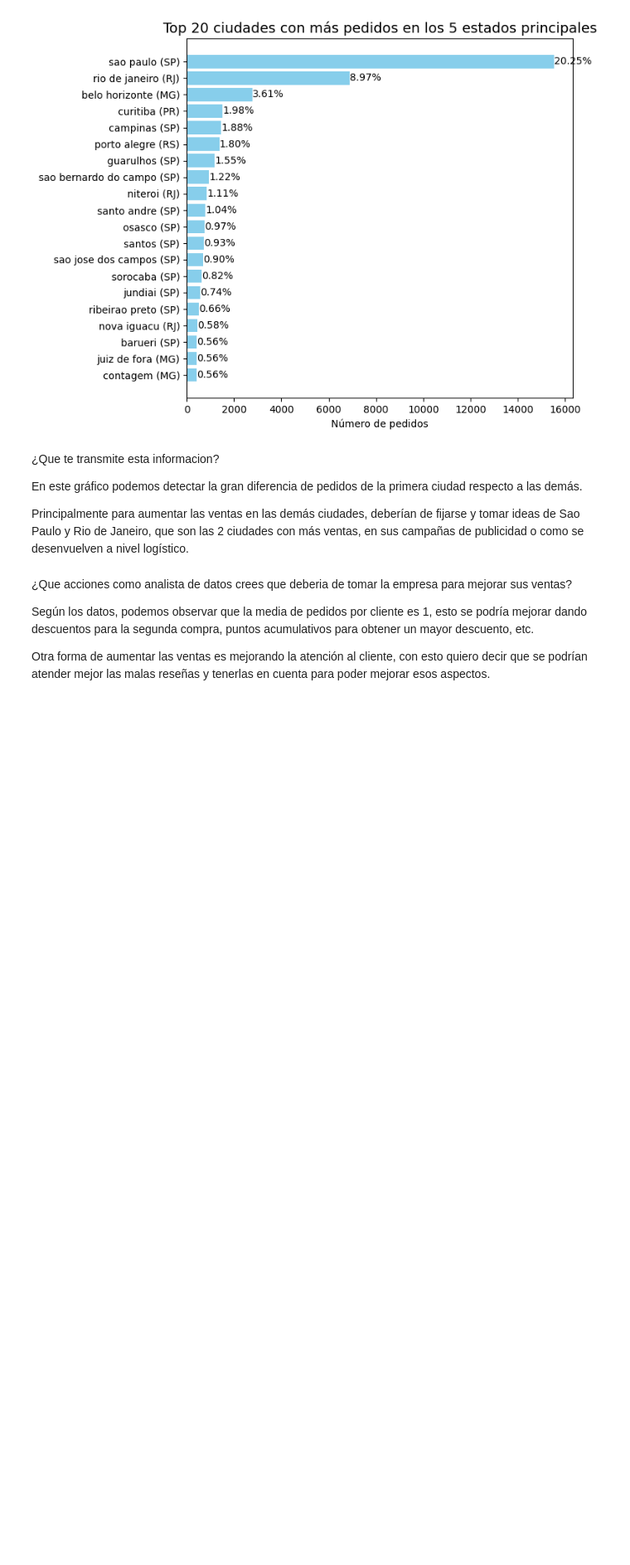
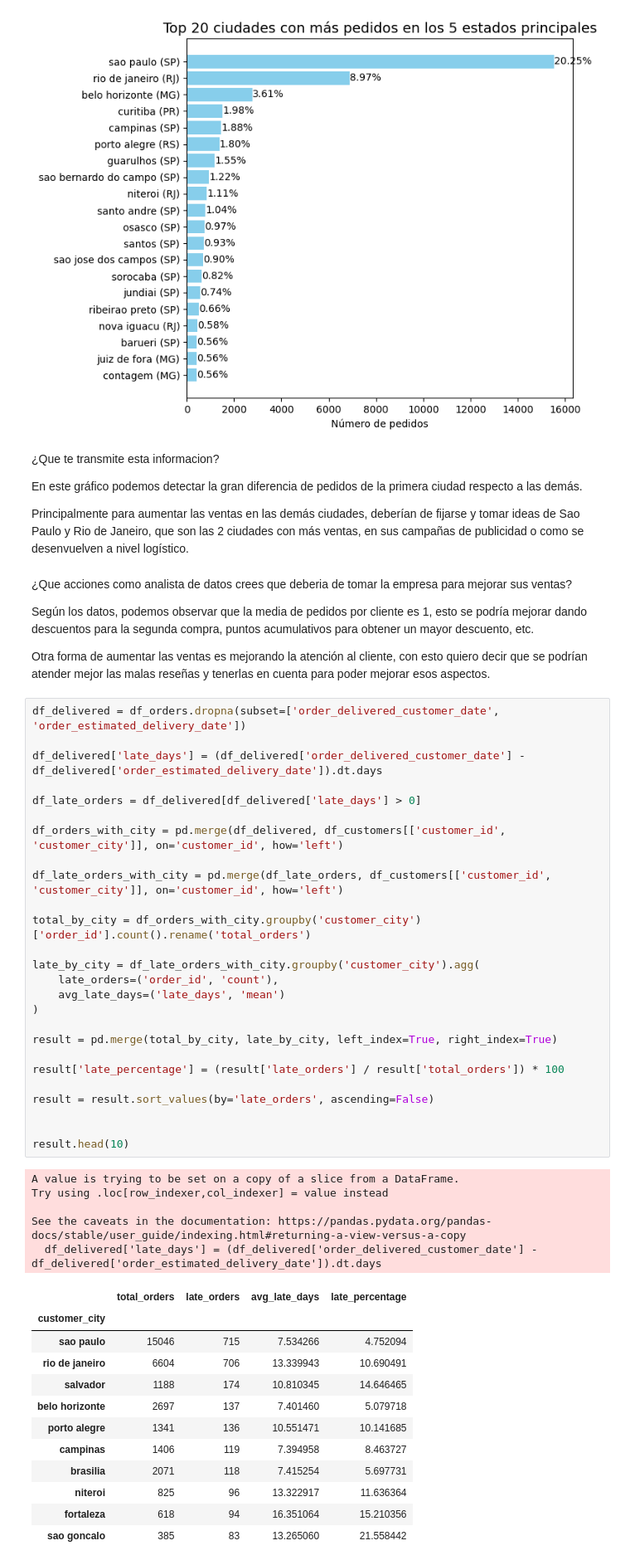
Before and after one commit to dllamas-stem/olist-interactive-dashboad, a Jupyter notebook: notebooks/ejercicios.ipynb, the cells around one changed output. Shown at 83% size. Cells and saved outputs as stored; diff of their text form; blank space fills up the shorter version.

```diff
--- a/notebooks/ejercicios.ipynb
+++ b/notebooks/ejercicios.ipynb
@@ -356,3 +356,47 @@ Principalmente para aumentar las ventas en las demás ciudades, deberían de fij
 Según los datos, podemos observar que la media de pedidos por cliente es 1, esto se podría mejorar dando descuentos para la segunda compra, puntos acumulativos para obtener un mayor descuento, etc.
 
 Otra forma de aumentar las ventas es mejorando la atención al cliente, con esto quiero decir que se podrían atender mejor las malas reseñas y tenerlas en cuenta para poder mejorar esos aspectos.
+# %%
+df_delivered = df_orders.dropna(subset=['order_delivered_customer_date', 'order_estimated_delivery_date'])
+
+df_delivered['late_days'] = (df_delivered['order_delivered_customer_date'] - df_delivered['order_estimated_delivery_date']).dt.days
+
+df_late_orders = df_delivered[df_delivered['late_days'] > 0]
+
+df_orders_with_city = pd.merge(df_delivered, df_customers[['customer_id', 'customer_city']], on='customer_id', how='left')
+
+df_late_orders_with_city = pd.merge(df_late_orders, df_customers[['customer_id', 'customer_city']], on='customer_id', how='left')
+
+total_by_city = df_orders_with_city.groupby('customer_city')['order_id'].count().rename('total_orders')
+
+late_by_city = df_late_orders_with_city.groupby('customer_city').agg(
+    late_orders=('order_id', 'count'),
+    avg_late_days=('late_days', 'mean')
+)
+
+result = pd.merge(total_by_city, late_by_city, left_index=True, right_index=True)
+
+result['late_percentage'] = (result['late_orders'] / result['total_orders']) * 100
+
+result = result.sort_values(by='late_orders', ascending=False)
+
+
+result.head(10)
+# %% [output]
+A value is trying to be set on a copy of a slice from a DataFrame.
+Try using .loc[row_indexer,col_indexer] = value instead
+
+See the caveats in the documentation: https://pandas.pydata.org/pandas-docs/stable/user_guide/indexing.html#returning-a-view-versus-a-copy
+  df_delivered['late_days'] = (df_delivered['order_delivered_customer_date'] - df_delivered['order_estimated_delivery_date']).dt.days
+|  | total_orders | late_orders | avg_late_days | late_percentage |
+| customer_city |  |  |  |  |
+| sao paulo | 15046 | 715 | 7.534266 | 4.752094 |
+| rio de janeiro | 6604 | 706 | 13.339943 | 10.690491 |
+| salvador | 1188 | 174 | 10.810345 | 14.646465 |
+| belo horizonte | 2697 | 137 | 7.401460 | 5.079718 |
+| porto alegre | 1341 | 136 | 10.551471 | 10.141685 |
+| campinas | 1406 | 119 | 7.394958 | 8.463727 |
+| brasilia | 2071 | 118 | 7.415254 | 5.697731 |
+| niteroi | 825 | 96 | 13.322917 | 11.636364 |
+| fortaleza | 618 | 94 | 16.351064 | 15.210356 |
+| sao goncalo | 385 | 83 | 13.265060 | 21.558442 |
```
Also changed, not shown: parts of 1 cell of this notebook.
